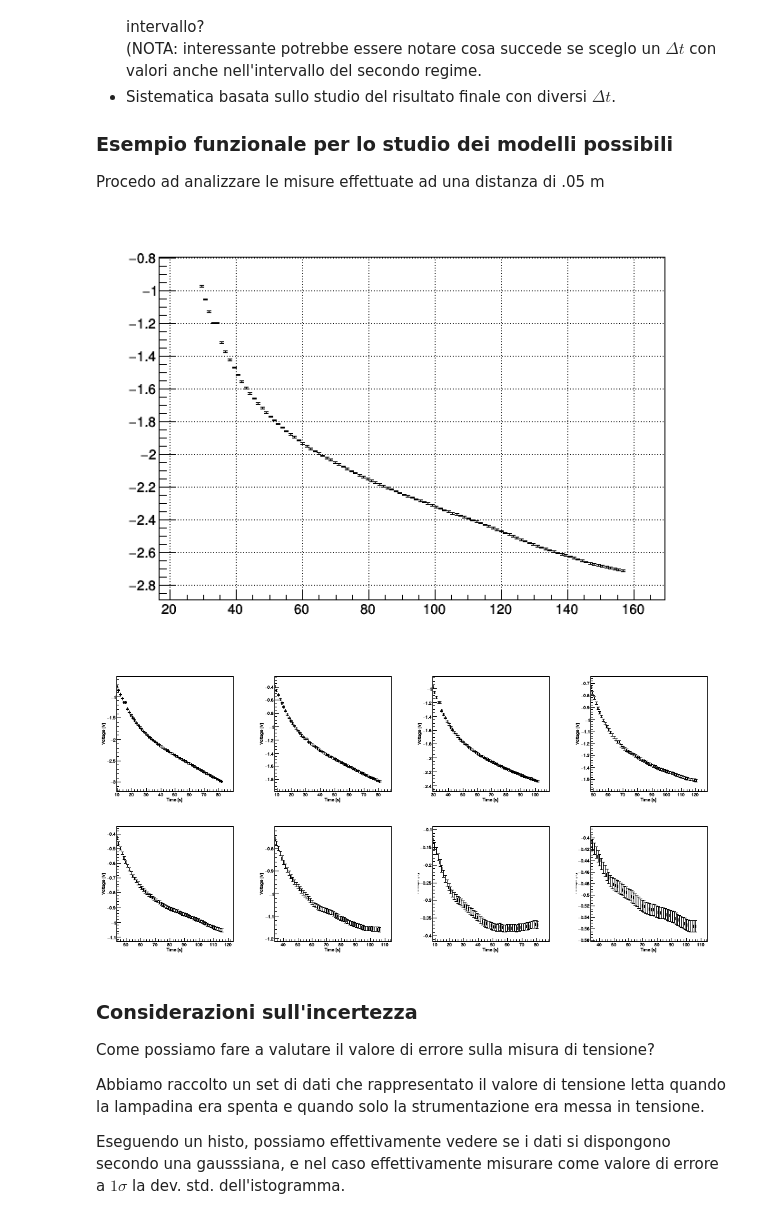
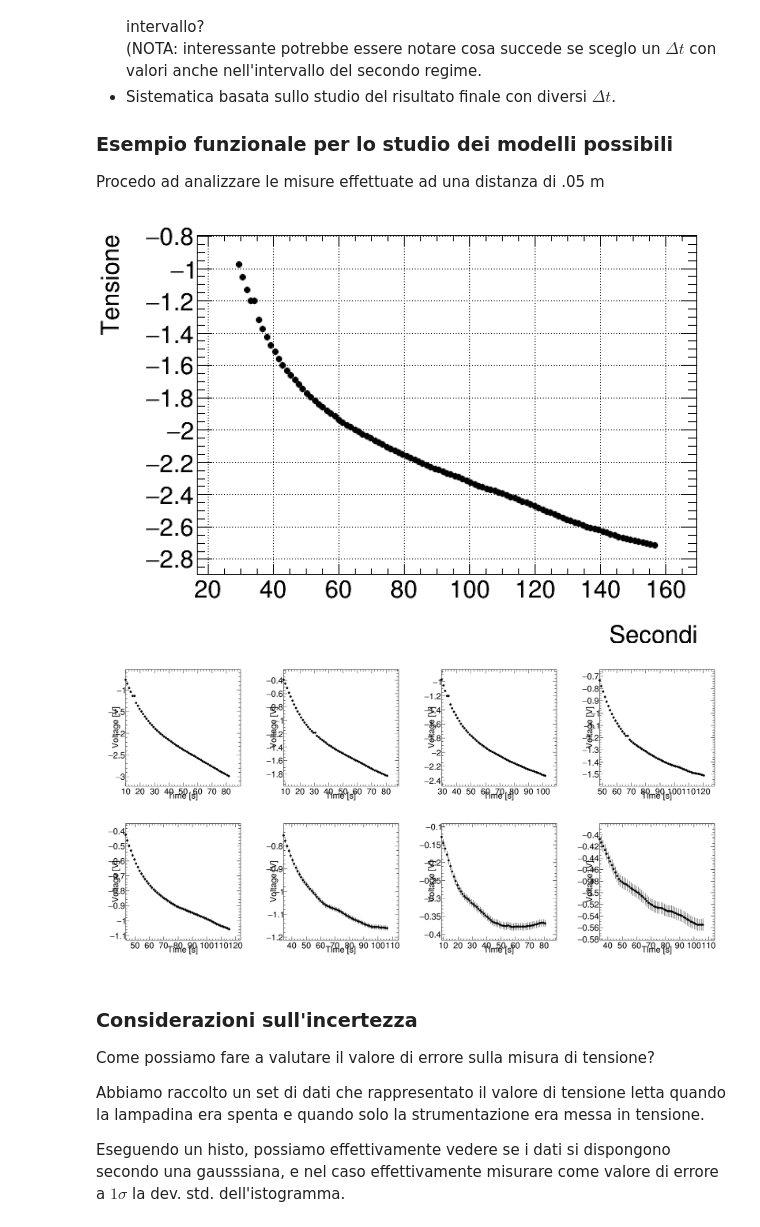
Before and after one commit to mattiasotgia/Lab2, a Jupyter notebook: esperienza_4__irraggiamento_lampadina/analisi_dati/2021_12_21_data_analysis_LAB_R2.ipynb, the cells around one changed output. Drawn from its saved outputs; the diff is of its cells as text; code cells hidden in the pictures.

Commit message:
[LabTools: implementation from atlas-plot] minor fixes
Fixes #2

```diff
--- a/esperienza_4__irraggiamento_lampadina/analisi_dati/2021_12_21_data_analysis_LAB_R2.ipynb
+++ b/esperienza_4__irraggiamento_lampadina/analisi_dati/2021_12_21_data_analysis_LAB_R2.ipynb
@@ -139,34 +141,35 @@ for(int j=0; data_table >> t >> vin >> evin >> range; j++){
     g->SetPointError(j, 0, 0.0044);
 }
 g->Draw("Ap");
+g->SetTitle(";Secondi; Tensione");
 //g->SetTitle((name_data_t[table] + ";Time [s]; #splitline{Voltage}{Serial reading [V]}").c_str());
 c1->Draw();
 data_table.close();
 # %% [output]
-[figure, old version]
+[figure, new version]
 # %%
-TCanvas *c3 = new TCanvas("","", 1000, 500);
+TCanvas *c3 = new TCanvas("","", 2000, 1000);
 //graphset::setcanvas(c3,4,2);
 c3->Divide(4,2);
 
 for(int k=0; k<8; k++){
     ifstream *data = new ifstream((pfix + all_data_table[k]).c_str());
     TGraphErrors *g1 = new TGraphErrors();
     for(int j=0; (*data >> t >> vin >> evin >> range) && j<60; j++){
         g1->SetPoint(j, t, vin);
         g1->SetPointError(j, 0.1, 0.01);
     }
     c3->cd(k+1);
     //graphset::setcanvas(c3->cd(k+1));
     g1->Draw("AP");
     g1->GetXaxis()->SetLimits(g1->GetX()[0], g1->GetX()[0] + 80);
     //g1->SetTitle((all_data_table[k] + ";Time [s]; Voltage [V]").c_str());
     set_axis(g1, "Time [s]", "Voltage [V]");
     data->close();
 }
 c3->Draw();
 # %% [output]
-[figure, old version]
+[figure, new version]
 # %% [markdown]
 ### Considerazioni sull'incertezza
 
```
Also changed, not shown: parts of 2 cells of this notebook, 6 other files.
